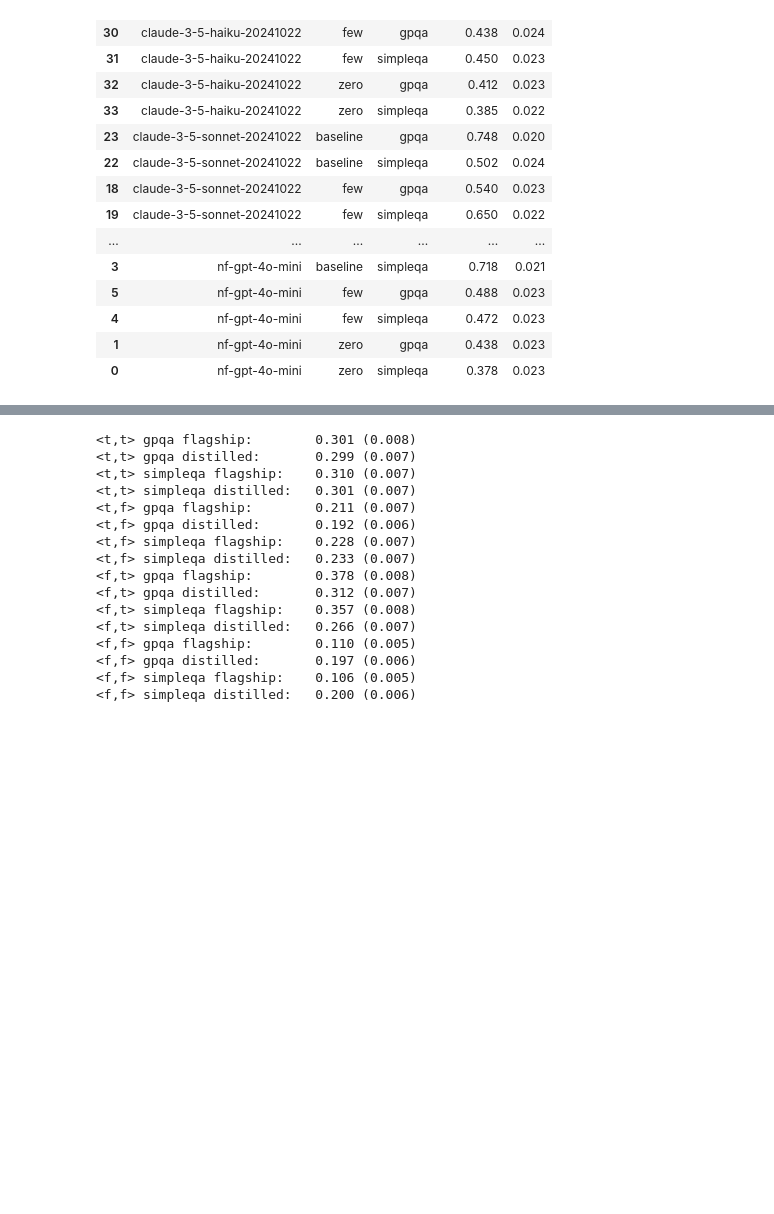
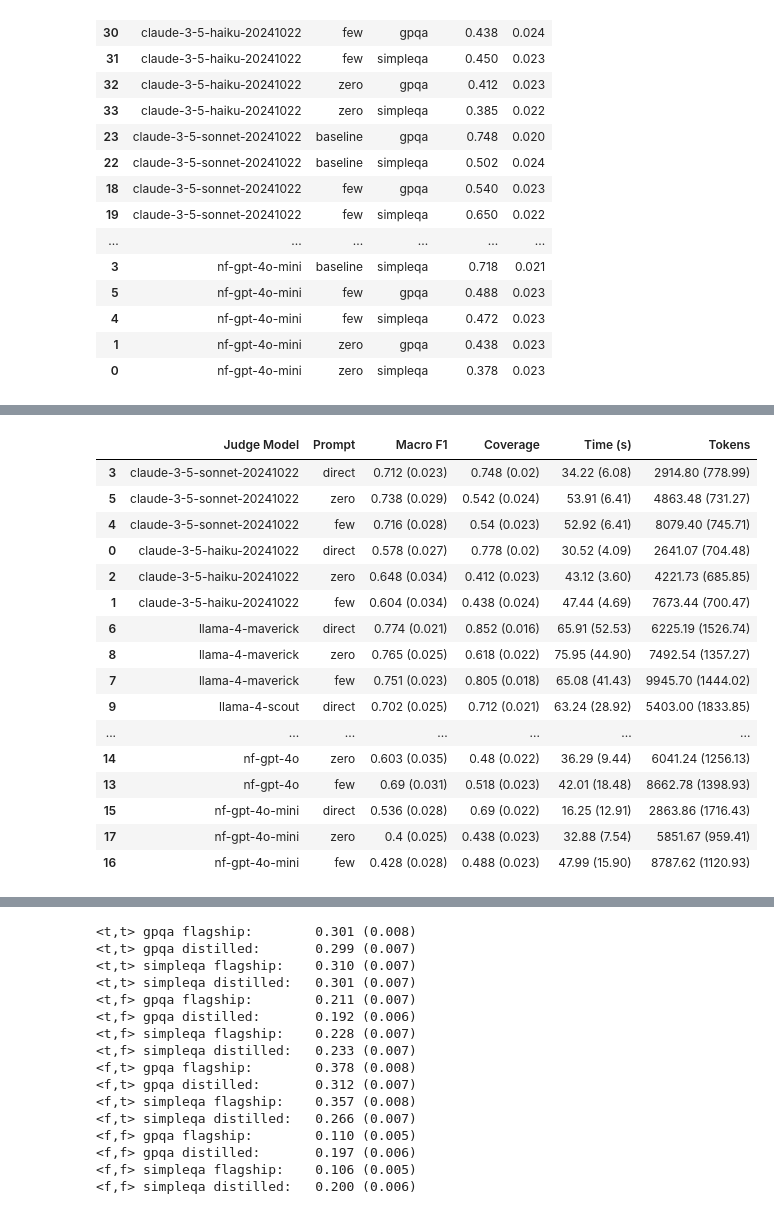
Before and after one commit to bradleypallen/bilateral-factuality-evaluation, a Jupyter notebook: evaluation_v3.ipynb, the cells around one changed output, grey strips where cells are left out. Cells and saved outputs as stored; diff of their text form; code cells hidden in the pictures; blank space fills up the shorter version.

```diff
--- a/evaluation_v3.ipynb
+++ b/evaluation_v3.ipynb
@@ -475,7 +476,7 @@ Paracomplete Macro-F1      0.574389
 dtype: float64
 # %%
 cms = {}
-for file in glob.glob(f"experiments/{RUN_VERSION}/*.json"):
+for file in glob.glob(f"experiments/{BILATERAL_RUN_VERSION}/*.json"):
     match = re.match(r'experiments/.+/(.+)-(baseline|zero|few)-(gpqa|simpleqa|mmlu-pro).json', file)
     model = match.group(1)
     prompt = match.group(2)
@@ -599,7 +600,7 @@ Expected output format:
 df_transformed_f1 = transform_dataframe(df_subsamples)
 # %%
 tv_stats = {}
-for file in glob.glob(f"experiments/{RUN_VERSION}/*.json"):
+for file in glob.glob(f"experiments/{BILATERAL_RUN_VERSION}/*.json"):
     match = re.match(r'experiments/.+/(.+)-(baseline|zero|few)-(gpqa|simpleqa|mmlu-pro).json', file)
     model = match.group(1)
     prompt = match.group(2)
@@ -759,7 +760,7 @@ tv_table_latex = transformed_df_tv.to_latex(
 print(tv_table_latex, file=open("paper/tv_table.tex", "w+"))
 # %%
 coverage = {}
-for file in glob.glob(f"experiments/{RUN_VERSION}/*.json"):
+for file in glob.glob(f"experiments/{BILATERAL_RUN_VERSION}/*.json"):
     match = re.match(r'experiments/.+/(.+)-(baseline|zero|few)-(gpqa|simpleqa|mmlu-pro).json', file)
     model = match.group(1)
     prompt = match.group(2)
@@ -969,3 +970,32 @@ df_perf_merged
 | 17 | nf-gpt-4o-mini | zero | 0.4 (0.025) | 0.438 (0.023) | 0.525 (0.038) | 0.378 (0.023) | ... |
 # %%
 final_df_perf = df_perf_merged[["Judge Model", "Prompt", "GPQA_F1_disp", "GPQA_Cov_disp", "GPQA_Mean_Time", "GPQA_Mean_Tokens", "SimpleQA_F1_disp", "SimpleQA_Cov_disp", "SimpleQA_Mean_Time", "SimpleQA_Mean_Tokens"]].copy()
+# %%
+custom_order_models = [ "claude-3-5-sonnet-20241022", "claude-3-5-haiku-20241022", "llama-4-maverick", "llama-4-scout", "nf-gpt-4o", "nf-gpt-4o-mini" ]
+custom_order_prompts = [ "baseline", "zero", "few" ]
+prompt_choices = ['direct', 'zero', 'few']
+# %%
+table_4_df = df_perf_merged[["Judge Model", "Prompt", "GPQA_F1_disp", "GPQA_Cov_disp", "GPQA_Mean_Time", "GPQA_Mean_Tokens"]].copy()
+table_4_df = table_4_df.sort_values('Prompt', key=lambda x: x.map({v: i for i, v in enumerate(custom_order_prompts)}))
+table_4_df = table_4_df.sort_values('Judge Model', key=lambda x: x.map({v: i for i, v in enumerate(custom_order_models)}), kind='stable')
+table_4_df['Prompt'] = np.select([ table_4_df['Prompt'] == 'baseline', table_4_df['Prompt'] == 'zero', table_4_df['Prompt'] == 'few' ], prompt_choices, default='Unknown')
+table_4_df = table_4_df.rename(columns={"GPQA_F1_disp": "Macro F1", "GPQA_Cov_disp": "Coverage", "GPQA_Mean_Time": "Time (s)", "GPQA_Mean_Tokens": "Tokens"})
+table_4_df
+# %% [output]
+|  | Judge Model | Prompt | Macro F1 | Coverage | Time (s) | Tokens |
+| 3 | claude-3-5-sonnet-20241022 | direct | 0.712 (0.023) | 0.748 (0.02) | 34.22 (6.08) | 2914.80 (778.99) |
+| 5 | claude-3-5-sonnet-20241022 | zero | 0.738 (0.029) | 0.542 (0.024) | 53.91 (6.41) | 4863.48 (731.27) |
+| 4 | claude-3-5-sonnet-20241022 | few | 0.716 (0.028) | 0.54 (0.023) | 52.92 (6.41) | 8079.40 (745.71) |
+| 0 | claude-3-5-haiku-20241022 | direct | 0.578 (0.027) | 0.778 (0.02) | 30.52 (4.09) | 2641.07 (704.48) |
+| 2 | claude-3-5-haiku-20241022 | zero | 0.648 (0.034) | 0.412 (0.023) | 43.12 (3.60) | 4221.73 (685.85) |
+| 1 | claude-3-5-haiku-20241022 | few | 0.604 (0.034) | 0.438 (0.024) | 47.44 (4.69) | 7673.44 (700.47) |
+| 6 | llama-4-maverick | direct | 0.774 (0.021) | 0.852 (0.016) | 65.91 (52.53) | 6225.19 (1526.74) |
+| 8 | llama-4-maverick | zero | 0.765 (0.025) | 0.618 (0.022) | 75.95 (44.90) | 7492.54 (1357.27) |
+| 7 | llama-4-maverick | few | 0.751 (0.023) | 0.805 (0.018) | 65.08 (41.43) | 9945.70 (1444.02) |
+| 9 | llama-4-scout | direct | 0.702 (0.025) | 0.712 (0.021) | 63.24 (28.92) | 5403.00 (1833.85) |
+| ... | ... | ... | ... | ... | ... | ... |
+| 14 | nf-gpt-4o | zero | 0.603 (0.035) | 0.48 (0.022) | 36.29 (9.44) | 6041.24 (1256.13) |
+| 13 | nf-gpt-4o | few | 0.69 (0.031) | 0.518 (0.023) | 42.01 (18.48) | 8662.78 (1398.93) |
+| 15 | nf-gpt-4o-mini | direct | 0.536 (0.028) | 0.69 (0.022) | 16.25 (12.91) | 2863.86 (1716.43) |
+| 17 | nf-gpt-4o-mini | zero | 0.4 (0.025) | 0.438 (0.023) | 32.88 (7.54) | 5851.67 (959.41) |
+| 16 | nf-gpt-4o-mini | few | 0.428 (0.028) | 0.488 (0.023) | 47.99 (15.90) | 8787.62 (1120.93) |
```
Also changed, not shown: parts of 23 cells of this notebook, 55 other files.
